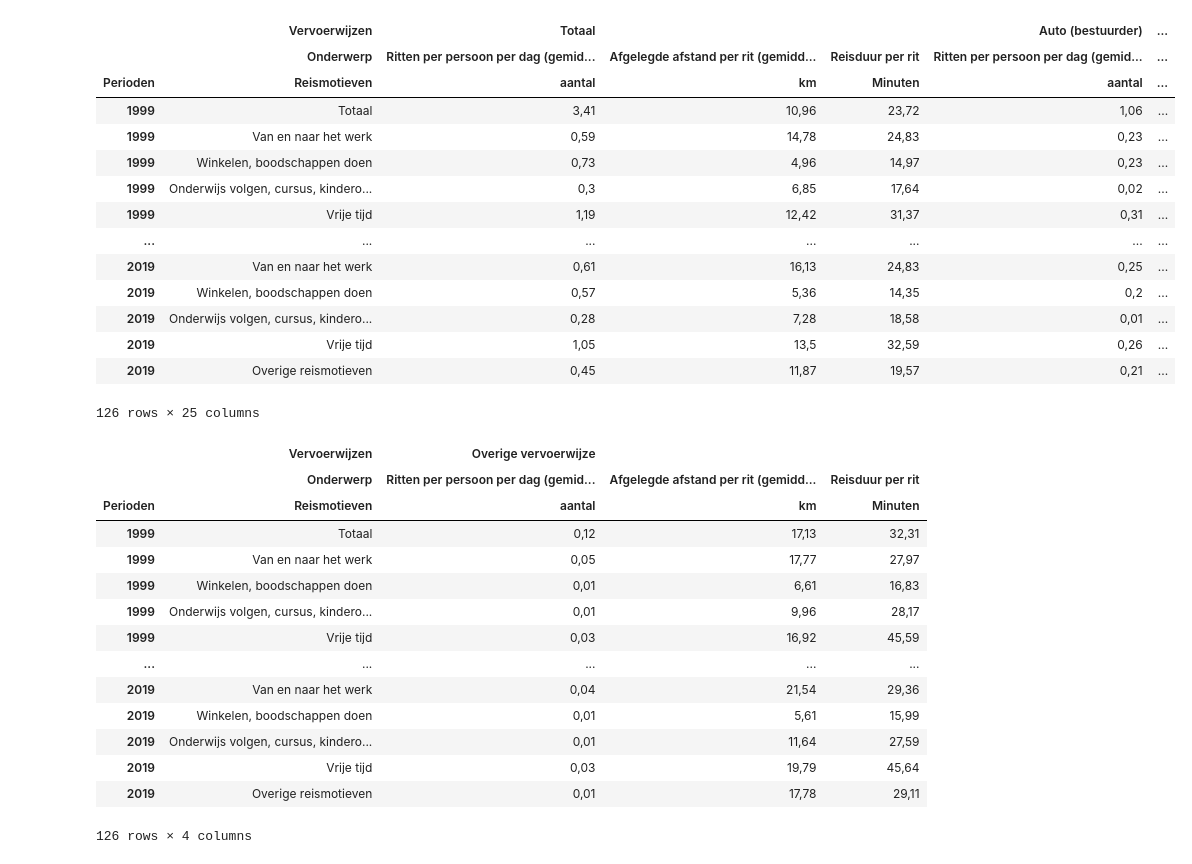
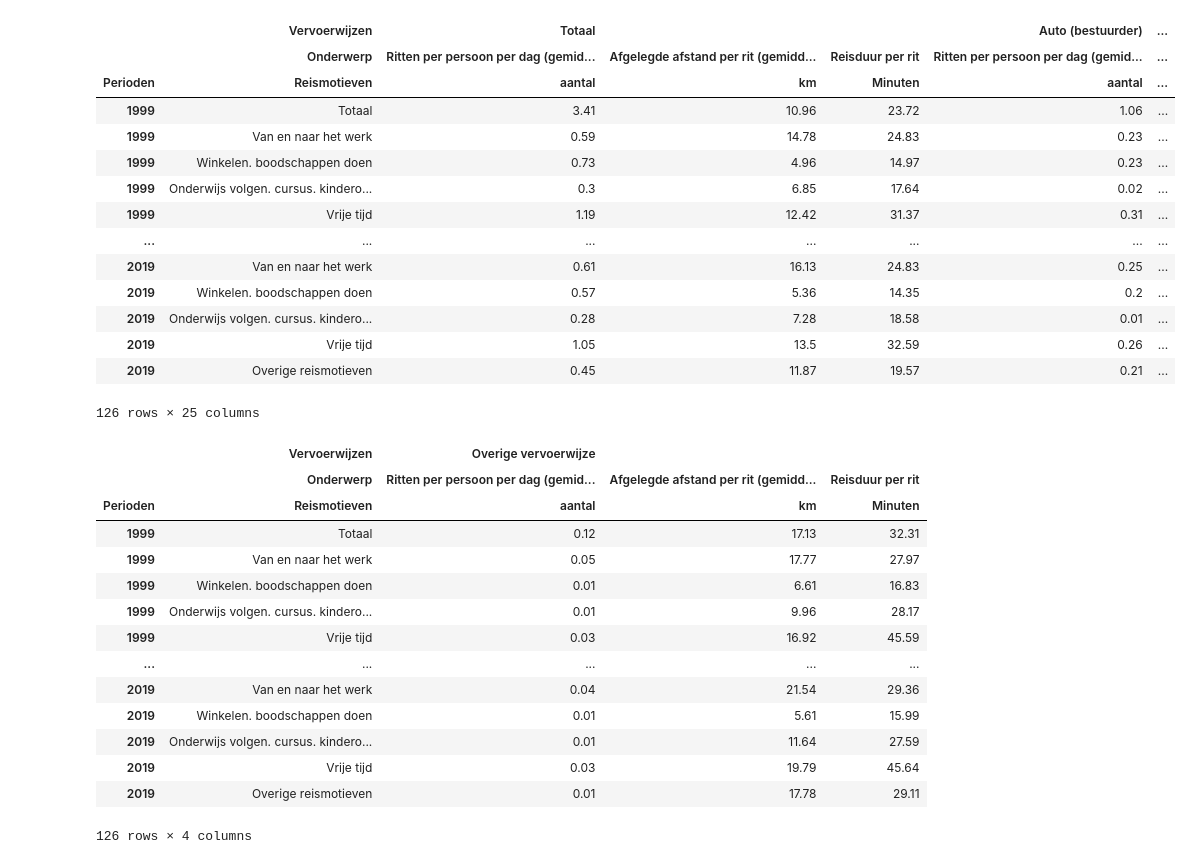
Before and after one commit to WoutevdH/TIL6020-LabAssignments, a Jupyter notebook: CBS_verwerking.ipynb, the cells around one changed output. Drawn from its saved outputs; the diff is of its cells as text; code cells hidden in the pictures.

Commit message:
Data scrubbing en plotten

```diff
--- a/CBS_verwerking.ipynb
+++ b/CBS_verwerking.ipynb
@@ -3,27 +7,28 @@ import pandas as pd
 # %%
-path = r"C:\Users\jelle\Documents\Msc TIL\Programming\Lab session 8\CBS.csv"
+path = r"CBS.csv"
 
-data = pd.read_csv(path,sep=';',skiprows=[0, 1, 2, 3 ],header=[0,1,2],index_col=[0])
+data = pd.read_csv(path,sep=';',skiprows=[0, 1, 2, 3 ],header=[0, 1, 2],index_col=[0])
+data = data.replace(',', '.', regex=True)
 
 data = data.dropna(thresh=data.shape[1] - 1)
 data = data.drop('Unnamed: 1_level_0',axis=1,level=0)
 data.index = data.index.str.replace('*', '', regex=False)
 display(data)
 # %% [output]
 |  | Vervoerwijzen | Totaal |  |  | Auto (bestuurder) | ... |
 |  | Onderwerp | Ritten per persoon per dag (gemid... | Afgelegde afstand per rit (gemidd... | Reisduur per rit | Ritten per persoon per dag (gemid... | ... |
 | Perioden | Reismotieven | aantal | km | Minuten | aantal | ... |
-| 1999 | Totaal | 3,41 | 10,96 | 23,72 | 1,06 | ... |
-| 1999 | Van en naar het werk | 0,59 | 14,78 | 24,83 | 0,23 | ... |
-| 1999 | Winkelen, boodschappen doen | 0,73 | 4,96 | 14,97 | 0,23 | ... |
-| 1999 | Onderwijs volgen, cursus, kindero... | 0,3 | 6,85 | 17,64 | 0,02 | ... |
-| 1999 | Vrije tijd | 1,19 | 12,42 | 31,37 | 0,31 | ... |
+| 1999 | Totaal | 3.41 | 10.96 | 23.72 | 1.06 | ... |
+| 1999 | Van en naar het werk | 0.59 | 14.78 | 24.83 | 0.23 | ... |
+| 1999 | Winkelen. boodschappen doen | 0.73 | 4.96 | 14.97 | 0.23 | ... |
+| 1999 | Onderwijs volgen. cursus. kindero... | 0.3 | 6.85 | 17.64 | 0.02 | ... |
+| 1999 | Vrije tijd | 1.19 | 12.42 | 31.37 | 0.31 | ... |
 | ... | ... | ... | ... | ... | ... | ... |
-| 2019 | Van en naar het werk | 0,61 | 16,13 | 24,83 | 0,25 | ... |
-| 2019 | Winkelen, boodschappen doen | 0,57 | 5,36 | 14,35 | 0,2 | ... |
-| 2019 | Onderwijs volgen, cursus, kindero... | 0,28 | 7,28 | 18,58 | 0,01 | ... |
-| 2019 | Vrije tijd | 1,05 | 13,5 | 32,59 | 0,26 | ... |
-| 2019 | Overige reismotieven | 0,45 | 11,87 | 19,57 | 0,21 | ... |
+| 2019 | Van en naar het werk | 0.61 | 16.13 | 24.83 | 0.25 | ... |
+| 2019 | Winkelen. boodschappen doen | 0.57 | 5.36 | 14.35 | 0.2 | ... |
+| 2019 | Onderwijs volgen. cursus. kindero... | 0.28 | 7.28 | 18.58 | 0.01 | ... |
+| 2019 | Vrije tijd | 1.05 | 13.5 | 32.59 | 0.26 | ... |
+| 2019 | Overige reismotieven | 0.45 | 11.87 | 19.57 | 0.21 | ... |
 126 rows × 25 columns
 # %%
 
@@ -43,15 +48,15 @@ display(Overige)
 |  | Vervoerwijzen | Overige vervoerwijze |  |  |
 |  | Onderwerp | Ritten per persoon per dag (gemid... | Afgelegde afstand per rit (gemidd... | Reisduur per rit |
 | Perioden | Reismotieven | aantal | km | Minuten |
-| 1999 | Totaal | 0,12 | 17,13 | 32,31 |
-| 1999 | Van en naar het werk | 0,05 | 17,77 | 27,97 |
-| 1999 | Winkelen, boodschappen doen | 0,01 | 6,61 | 16,83 |
-| 1999 | Onderwijs volgen, cursus, kindero... | 0,01 | 9,96 | 28,17 |
-| 1999 | Vrije tijd | 0,03 | 16,92 | 45,59 |
+| 1999 | Totaal | 0.12 | 17.13 | 32.31 |
+| 1999 | Van en naar het werk | 0.05 | 17.77 | 27.97 |
+| 1999 | Winkelen. boodschappen doen | 0.01 | 6.61 | 16.83 |
+| 1999 | Onderwijs volgen. cursus. kindero... | 0.01 | 9.96 | 28.17 |
+| 1999 | Vrije tijd | 0.03 | 16.92 | 45.59 |
 | ... | ... | ... | ... | ... |
-| 2019 | Van en naar het werk | 0,04 | 21,54 | 29,36 |
-| 2019 | Winkelen, boodschappen doen | 0,01 | 5,61 | 15,99 |
-| 2019 | Onderwijs volgen, cursus, kindero... | 0,01 | 11,64 | 27,59 |
-| 2019 | Vrije tijd | 0,03 | 19,79 | 45,64 |
-| 2019 | Overige reismotieven | 0,01 | 17,78 | 29,11 |
+| 2019 | Van en naar het werk | 0.04 | 21.54 | 29.36 |
+| 2019 | Winkelen. boodschappen doen | 0.01 | 5.61 | 15.99 |
+| 2019 | Onderwijs volgen. cursus. kindero... | 0.01 | 11.64 | 27.59 |
+| 2019 | Vrije tijd | 0.03 | 19.79 | 45.64 |
+| 2019 | Overige reismotieven | 0.01 | 17.78 | 29.11 |
 126 rows × 4 columns
```
Also changed, not shown: parts of 2 cells of this notebook, 1 other file.
